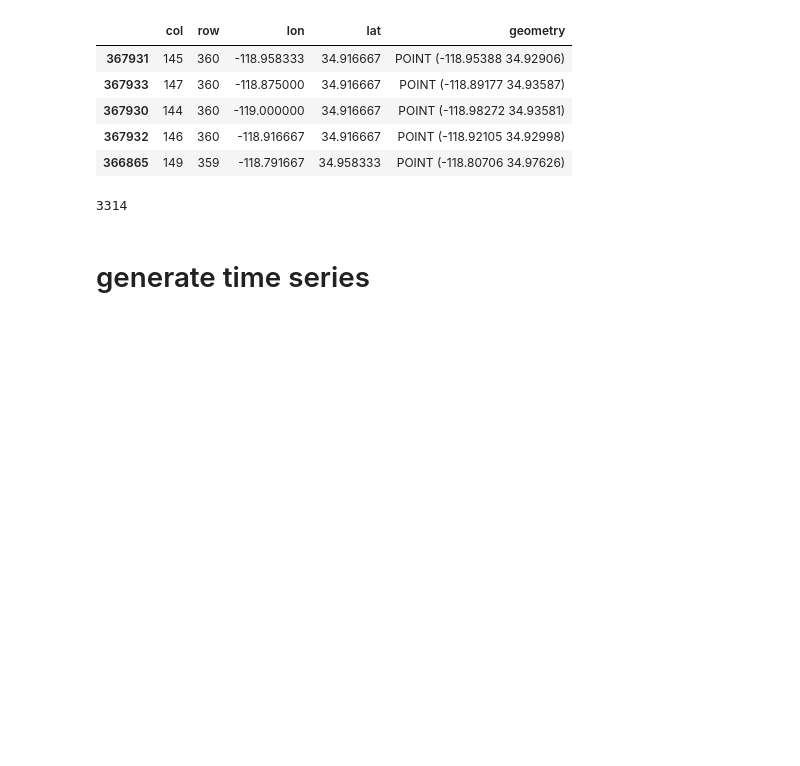
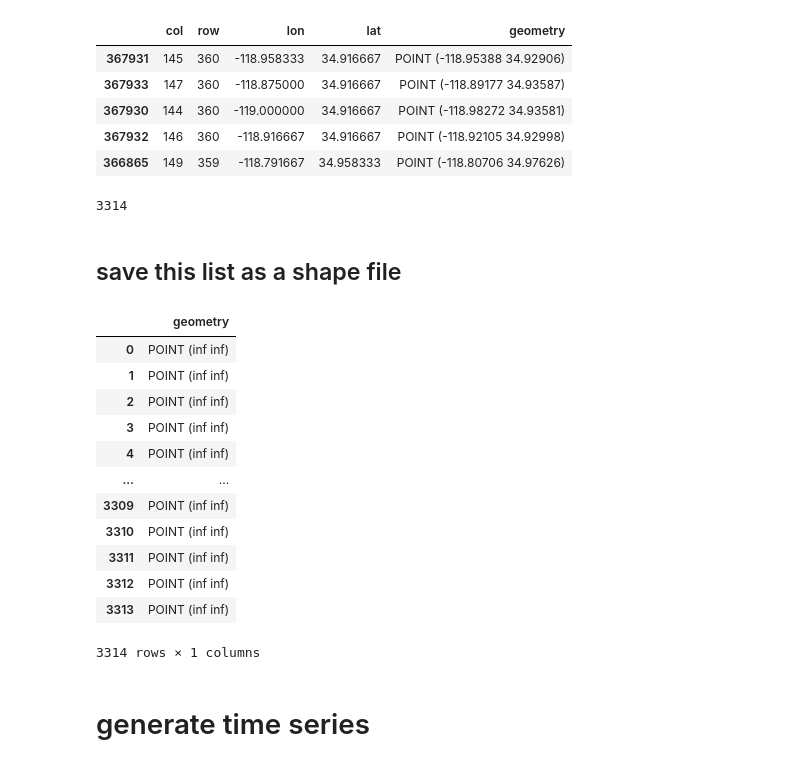
Before and after one commit to mahdi98mnm/download_PRISM_data, a Jupyter notebook: PRISM_tmin_stable_4kmD2_20160612_nc/PRISM.ipynb, the cells around one changed output. Drawn from its saved outputs; the diff is of its cells as text; code cells hidden in the pictures; blank space fills up the shorter version.

Commit message:
export short and complete shape

```diff
--- a/PRISM_tmin_stable_4kmD2_20160612_nc/PRISM.ipynb
+++ b/PRISM_tmin_stable_4kmD2_20160612_nc/PRISM.ipynb
@@ -17,10 +17,10 @@ from osgeo import gdal
 # %%
 
 # soa_shape_map_path = '/home/mahdi/data/PRISM_tmin_stable_4kmD2_20160612_nc/doc_2024-03-26_15-21-36.gridpoint_2000.shp/.gridpoint_2000.shp.shp'
-sub_basin_path = '/content/drive/MyDrive/import/Central_valley/central_valley_3857.shp'
-
-mesh_grid_path = "/content/drive/MyDrive/import/prism_mesh/prism_4km_mesh.shp"
-
+# sub_basin_path = '/content/drive/MyDrive/import/Central_valley/central_valley_3857.shp'
+sub_basin_path = '/home/mahdi/data/PRISM_tmin_stable_4kmD2_20160612_nc/central_valley_3857/central_valley_3857.shp'
+# mesh_grid_path = "/content/drive/MyDrive/import/prism_mesh/prism_4km_mesh.shp"
+mesh_grid_path = "/home/mahdi/data/PRISM_tmin_stable_4kmD2_20160612_nc/prism_4km_mesh/prism_4km_mesh.shp"
 # soa_shape_map = gpd.read_file(soa_shape_map_path)
 sub_basin_map = gpd.read_file(sub_basin_path)
 
@@ -126,3 +122,31 @@ len(lat_lon_tuples_california)
+# %% [markdown]
+## save this list as a shape file
+# %%
+# clipped_points = gpd.clip(soa_shape_map_geo, sub_basin_1)
+
+# lat_lon_tuples = list(zip(clipped_points.geometry.y, clipped_points.geometry.x))
+
+# Create a GeoDataFrame from the list of points
+geometry = [Point(lon, lat) for lon, lat in lat_lon_tuples_california]
+gdf = gpd.GeoDataFrame(geometry=geometry, crs="EPSG:4326")
+
+
+# Save the GeoDataFrame as a shapefile
+gdf.to_file('/home/mahdi/data/PRISM_tmin_stable_4kmD2_20160612_nc/lat_lon_complete/shape_complete.shp')
+# %% [output]
+|  | geometry |
+| 0 | POINT (inf inf) |
+| 1 | POINT (inf inf) |
+| 2 | POINT (inf inf) |
+| 3 | POINT (inf inf) |
+| 4 | POINT (inf inf) |
+| ... | ... |
+| 3309 | POINT (inf inf) |
+| 3310 | POINT (inf inf) |
+| 3311 | POINT (inf inf) |
+| 3312 | POINT (inf inf) |
+| 3313 | POINT (inf inf) |
+3314 rows × 1 columns
 # %% [markdown]
 # generate time series
 # %%
```
Also changed, not shown: parts of 7 cells of this notebook, 15 other files.
